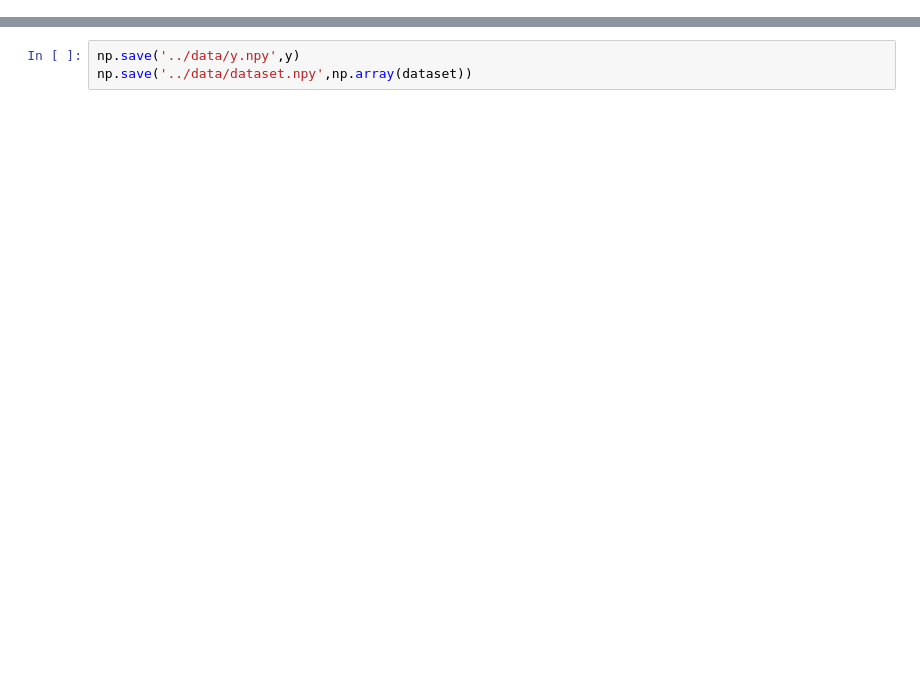
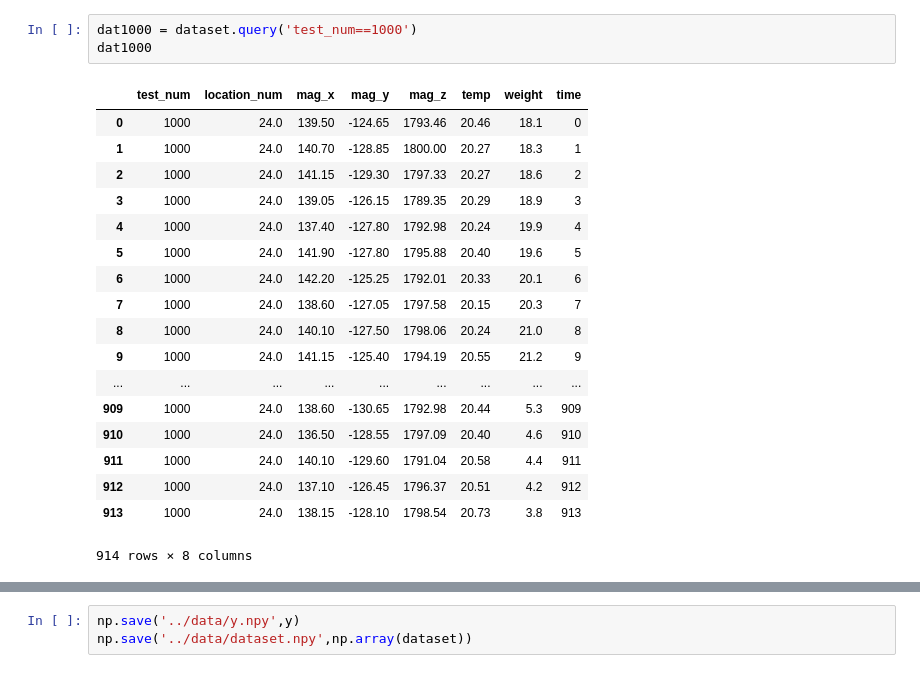
Before and after one commit to keenechin/magnetic-skin, a Jupyter notebook: classification.ipynb, the cells around one changed output, grey strips where cells are left out. Saved outputs shown, nothing was run; the diff lists cells and outputs as text; blank space fills up the shorter version.

```diff
--- a/classification.ipynb
+++ b/classification.ipynb
@@ -64,0 +87,22 @@ for num in tests:
+# %%
+dat1000 = dataset.query('test_num==1000')
+dat1000
+# %% [output]
+|  | test_num | location_num | mag_x | mag_y | mag_z | temp | weight | time |
+| 0 | 1000 | 24.0 | 139.50 | -124.65 | 1793.46 | 20.46 | 18.1 | 0 |
+| 1 | 1000 | 24.0 | 140.70 | -128.85 | 1800.00 | 20.27 | 18.3 | 1 |
+| 2 | 1000 | 24.0 | 141.15 | -129.30 | 1797.33 | 20.27 | 18.6 | 2 |
+| 3 | 1000 | 24.0 | 139.05 | -126.15 | 1789.35 | 20.29 | 18.9 | 3 |
+| 4 | 1000 | 24.0 | 137.40 | -127.80 | 1792.98 | 20.24 | 19.9 | 4 |
+| 5 | 1000 | 24.0 | 141.90 | -127.80 | 1795.88 | 20.40 | 19.6 | 5 |
+| 6 | 1000 | 24.0 | 142.20 | -125.25 | 1792.01 | 20.33 | 20.1 | 6 |
+| 7 | 1000 | 24.0 | 138.60 | -127.05 | 1797.58 | 20.15 | 20.3 | 7 |
+| 8 | 1000 | 24.0 | 140.10 | -127.50 | 1798.06 | 20.24 | 21.0 | 8 |
+| 9 | 1000 | 24.0 | 141.15 | -125.40 | 1794.19 | 20.55 | 21.2 | 9 |
+| ... | ... | ... | ... | ... | ... | ... | ... | ... |
+| 909 | 1000 | 24.0 | 138.60 | -130.65 | 1792.98 | 20.44 | 5.3 | 909 |
+| 910 | 1000 | 24.0 | 136.50 | -128.55 | 1797.09 | 20.40 | 4.6 | 910 |
+| 911 | 1000 | 24.0 | 140.10 | -129.60 | 1791.04 | 20.58 | 4.4 | 911 |
+| 912 | 1000 | 24.0 | 137.10 | -126.45 | 1796.37 | 20.51 | 4.2 | 912 |
+| 913 | 1000 | 24.0 | 138.15 | -128.10 | 1798.54 | 20.73 | 3.8 | 913 |
+914 rows × 8 columns
```
Also changed, not shown: parts of 18 cells of this notebook.
